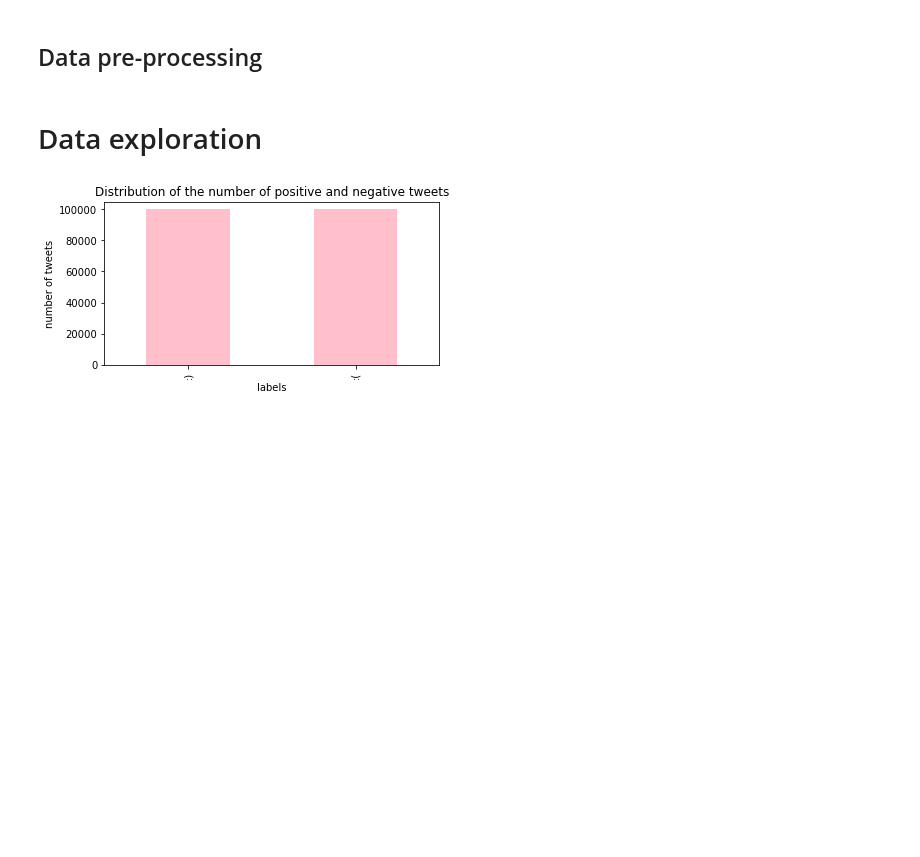
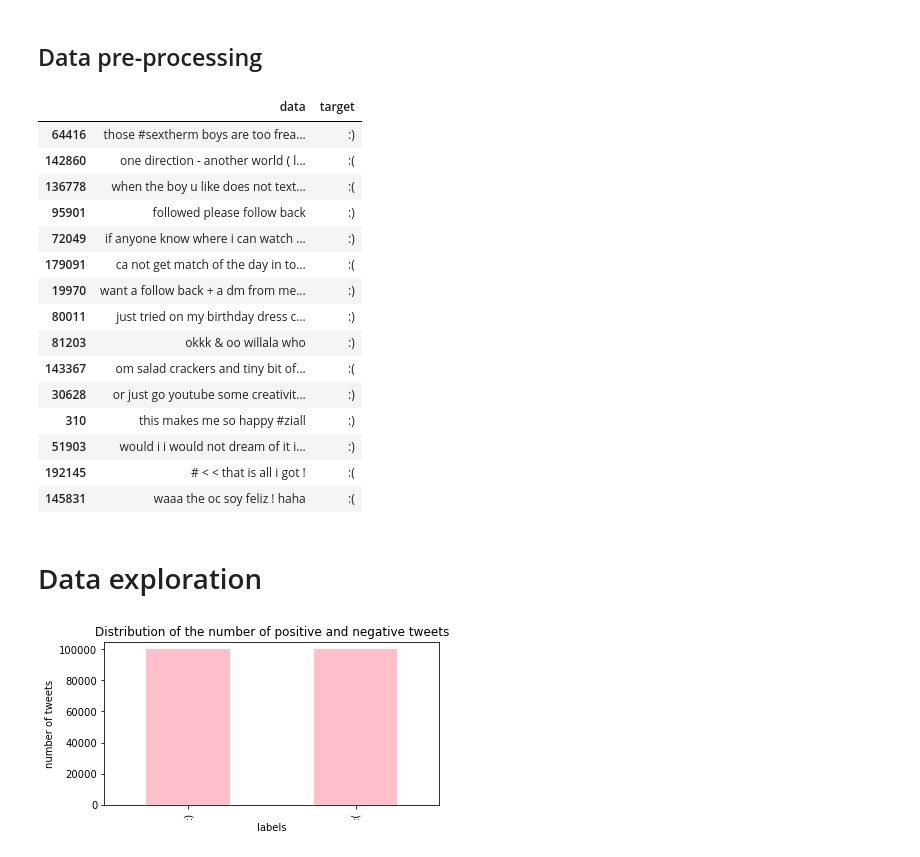
Before and after one commit to npont/ML_Sentiment_Analysis, a Jupyter notebook: run_file.ipynb, the cells around one changed output. Cells and saved outputs as stored; diff of their text form; code cells hidden in the pictures; blank space fills up the shorter version.

```diff
--- a/run_file.ipynb
+++ b/run_file.ipynb
@@ -41,3 +41,23 @@ full_train.sample(5)
+# %%
+full_train.data=pre_process(full_train.data)
+full_train.sample(15)
+# %% [output]
+|  | data | target |
+| 64416 | those #sextherm boys are too frea... | :) |
+| 142860 | one direction - another world ( l... | :( |
+| 136778 | when the boy u like does not text... | :( |
+| 95901 | followed please follow back | :) |
+| 72049 | if anyone know where i can watch ... | :) |
+| 179091 | ca not get match of the day in to... | :( |
+| 19970 | want a follow back + a dm from me... | :) |
+| 80011 | just tried on my birthday dress c... | :) |
+| 81203 | okkk & oo willala who | :) |
+| 143367 | om salad crackers and tiny bit of... | :( |
+| 30628 | or just go youtube some creativit... | :) |
+| 310 | this makes me so happy #ziall | :) |
+| 51903 | would i i would not dream of it i... | :) |
+| 192145 | # < < that is all i got ! | :( |
+| 145831 | waaa the oc soy feliz ! haha | :( |
 # %%
 ##to be done on data with features
 from sklearn.preprocessing import StandardScaler
```
Also changed, not shown: parts of 16 cells of this notebook.
